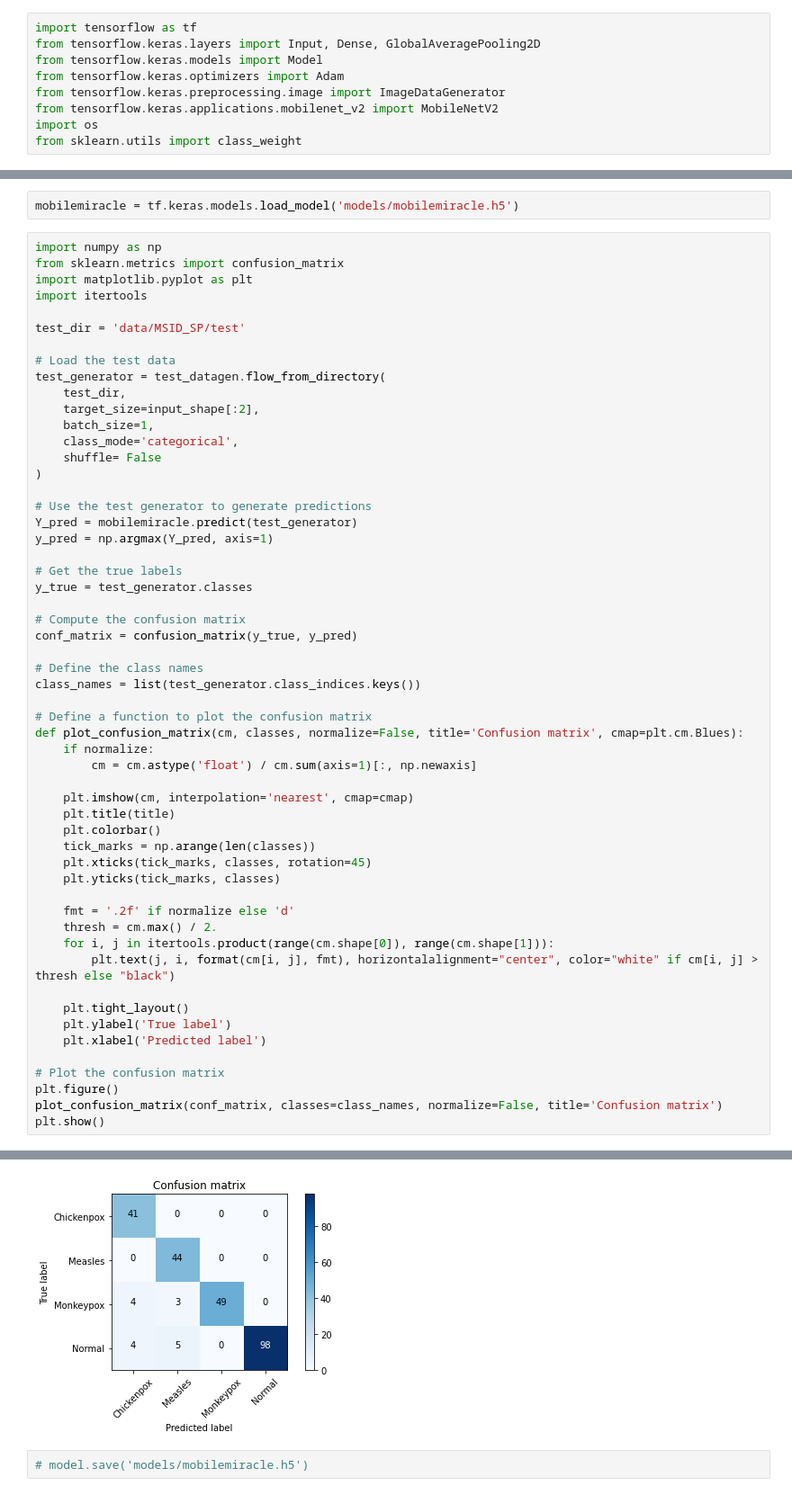
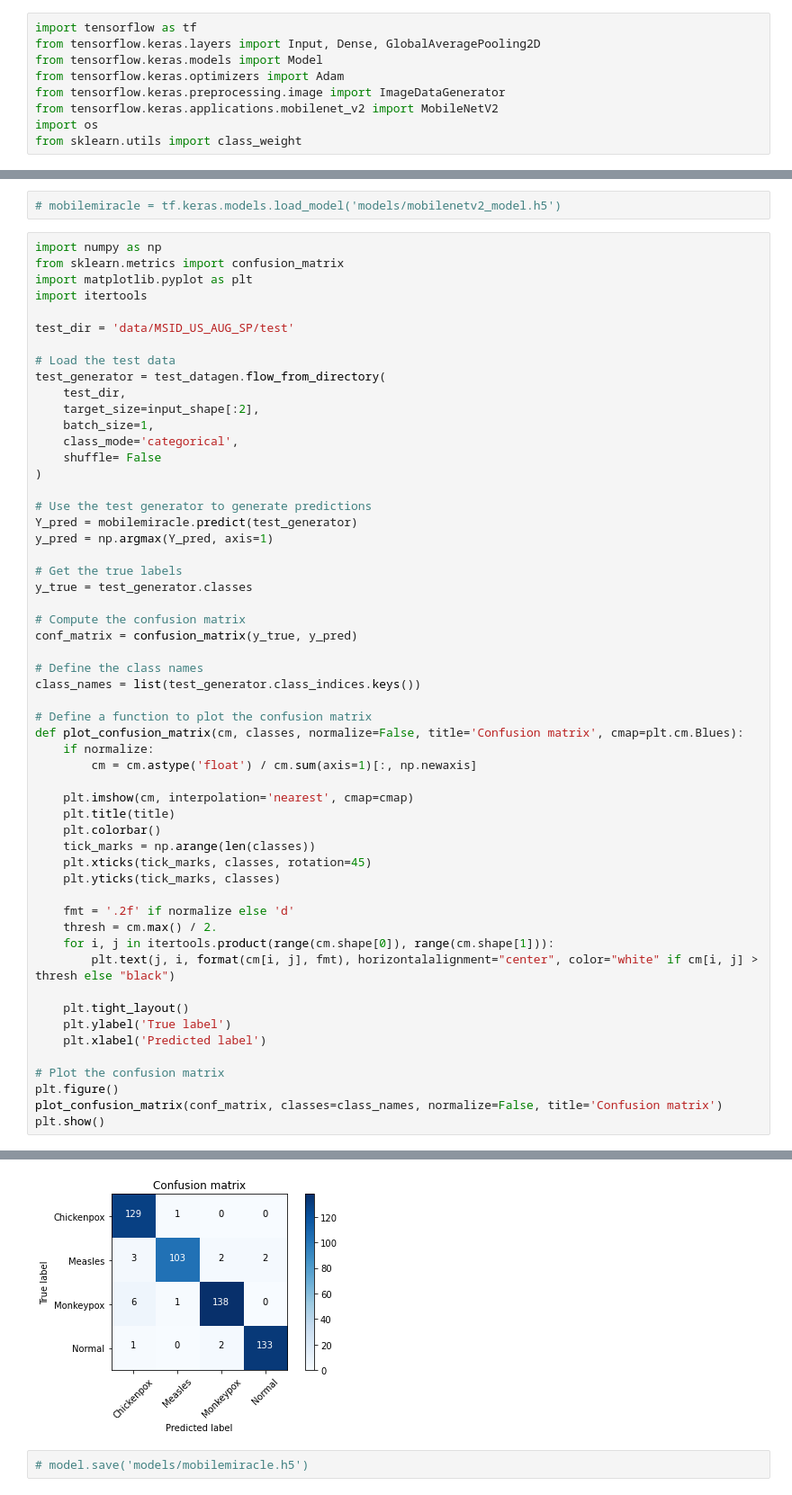
Before and after one commit to felixlopz/monkeypox-detection-app, a Jupyter notebook: mobilenetv2.ipynb, the cells around one changed output, grey strips where cells are left out. Shown at 90% size. Saved outputs shown, nothing was run; the diff lists cells and outputs as text.

```diff
--- a/mobilenetv2.ipynb
+++ b/mobilenetv2.ipynb
@@ -150,12 +117,12 @@ plt.show()
 # %%
-mobilemiracle = tf.keras.models.load_model('models/mobilemiracle.h5')
+# mobilemiracle = tf.keras.models.load_model('models/mobilenetv2_model.h5')
 # %%
 import numpy as np
 from sklearn.metrics import confusion_matrix
 import matplotlib.pyplot as plt
 import itertools
 
-test_dir = 'data/MSID_SP/test'
+test_dir = 'data/MSID_US_AUG_SP/test'
 
 # Load the test data
 test_generator = test_datagen.flow_from_directory(
@@ -209,4 +177,4 @@ plt.show()
-[figure, old version]
+[figure, new version]
 # %%
 # model.save('models/mobilemiracle.h5')
 # %%
```
Also changed, not shown: parts of 10 cells of this notebook, 3 other files.
